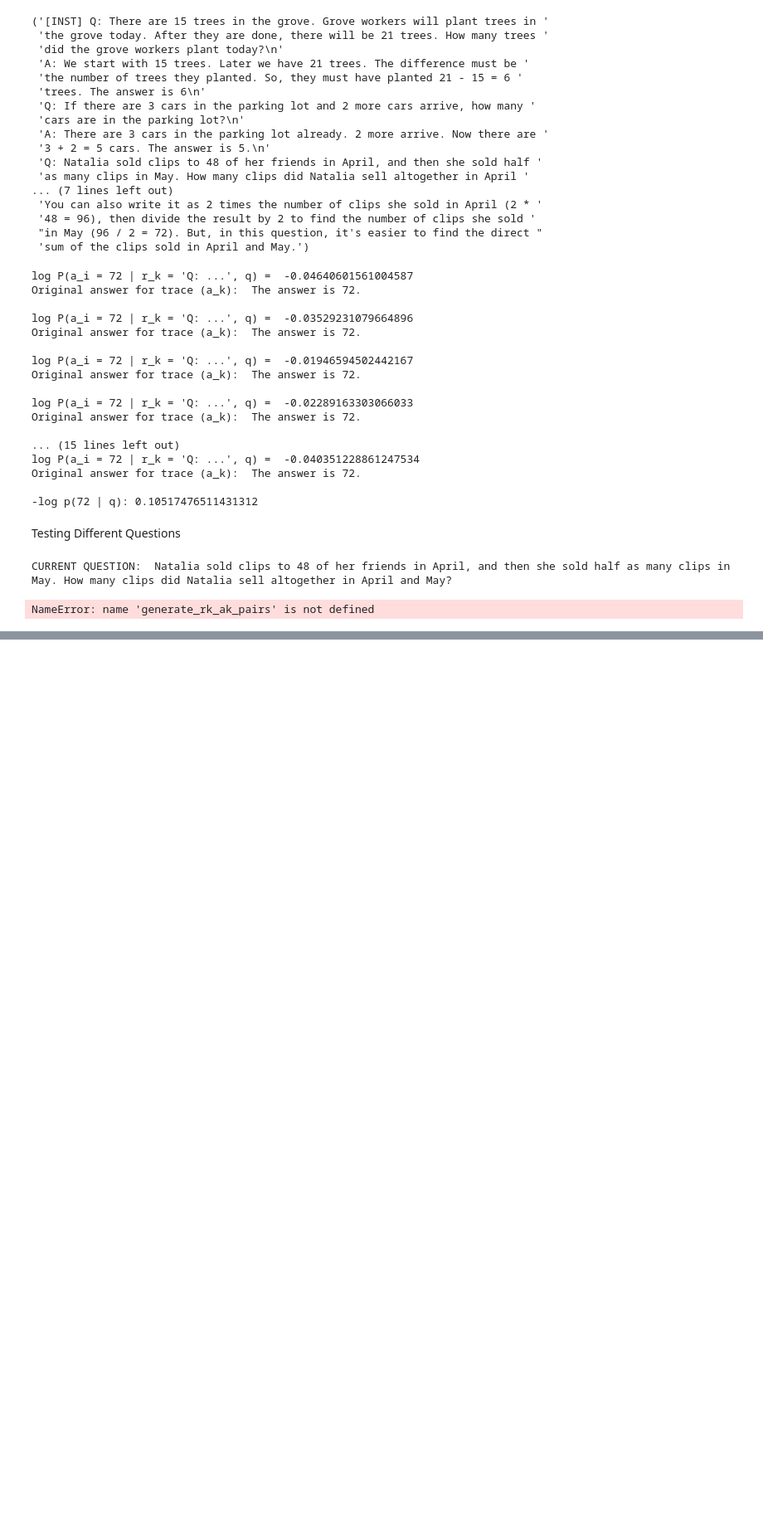
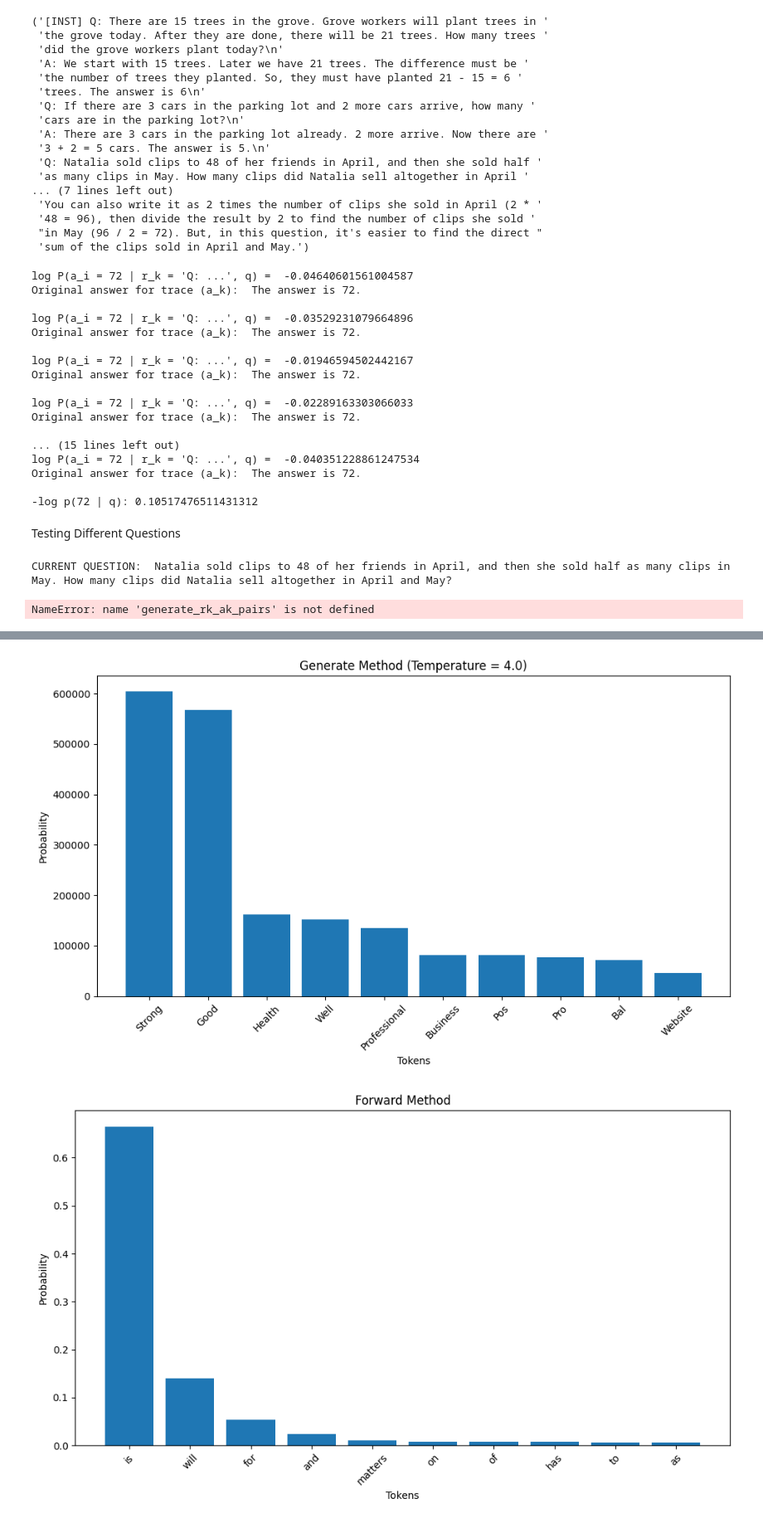
Before and after one commit to vivekvajipey/reasoning-topics, a Jupyter notebook: distribution/distribution_experimentation.ipynb, the cells around one changed output, grey strips where cells are left out. Shown: that part at 83% size. Drawn from its saved outputs; the diff is of its cells as text; code cells hidden in the pictures; blank space fills up the shorter version.

Commit message:
Base functionality: need to speed up and change answer token functionality

```diff
--- a/distribution/distribution_experimentation.ipynb
+++ b/distribution/distribution_experimentation.ipynb
@@ -508,0 +526,19 @@ NameError: name 'generate_rk_ak_pairs' is not defined
+# %%
+input_text = "Your input text goes here."
+
+# Tokenize the input text
+input_ids = tokenizer.encode(input_text, return_tensors="pt").to(model.device)
+
+# Generate the log probabilities
+with torch.no_grad():
+    output = model.generate(input_ids, output_scores=True, return_dict_in_generate=True)
+
+# Extract the log probabilities
+log_probs = output.scores
+
+# Print the log probabilities and probabilities for each token
+for i, (token_id, log_prob) in enumerate(zip(input_ids[0], log_probs)):
+    token = tokenizer.decode(token_id)
+    log_prob_value = log_prob[0, token_id].item()
+    prob_value = torch.exp(log_prob[0, token_id]).item()
+    print(f"Token: {token} || Log Probability: {log_prob_value:.4f} || Probability: {prob_value:.4f}")
@@ -508,0 +576,26 @@ NameError: name 'generate_rk_ak_pairs' is not defined
+# %%
+input_ids = tokenizer.encode(input_text, return_tensors="pt").to(model.device)
+
+# Generate method
+temperature = 4.0
+with torch.no_grad():
+    output = model.generate(
+        input_ids,
+        output_scores=True,
+        return_dict_in_generate=True,
+        temperature=temperature
+    )
+    generate_log_probs = output.scores[-5]  # Get the log probabilities of a specific token
+
+# Forward method
+with torch.no_grad():
+    outputs = model(input_ids)
+    logits = outputs.logits
+    forward_log_probs = F.log_softmax(logits, dim=-1)
+    forward_log_probs = forward_log_probs[0, -5, :]
+# %%
+visualize_logprobs(generate_log_probs, f"Generate Method (Temperature = {temperature})")
+visualize_logprobs(forward_log_probs, "Forward Method")
+# %% [output]
+[figure, added]
+[figure, added]
```
Also changed, not shown: parts of 5 cells of this notebook, 4 other files.
